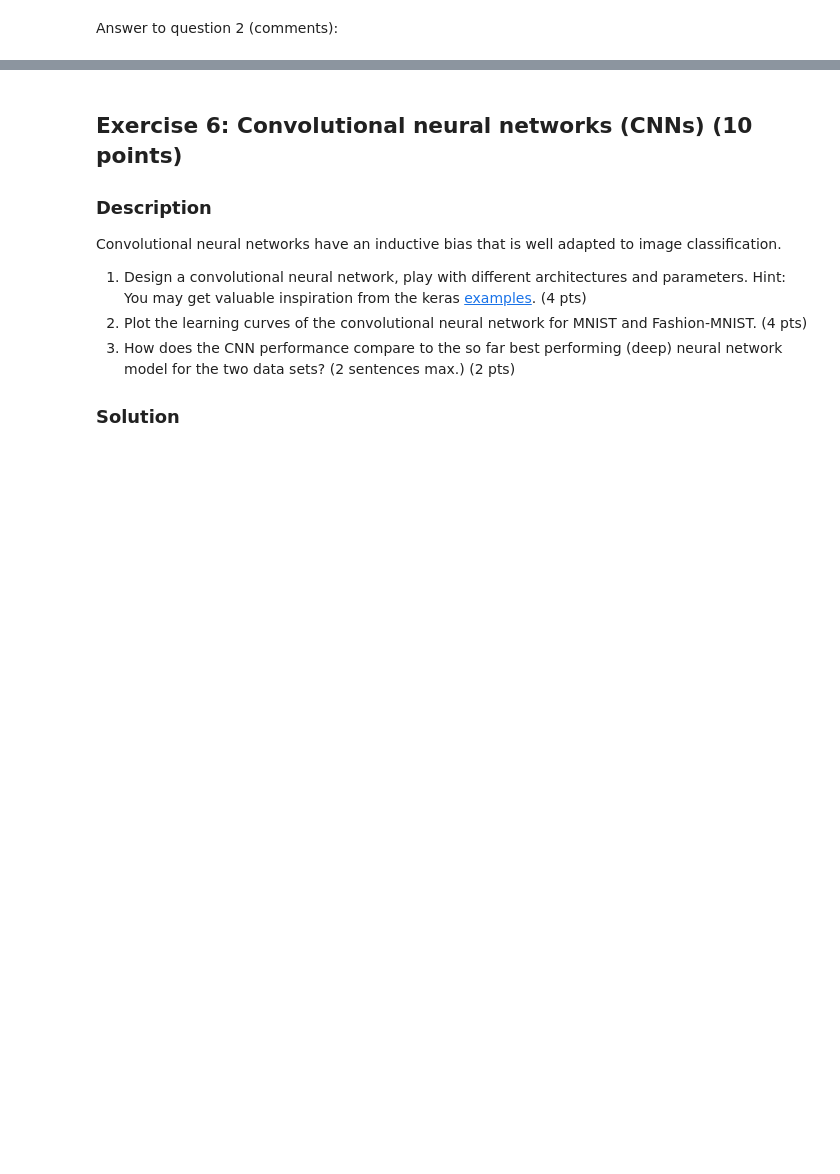
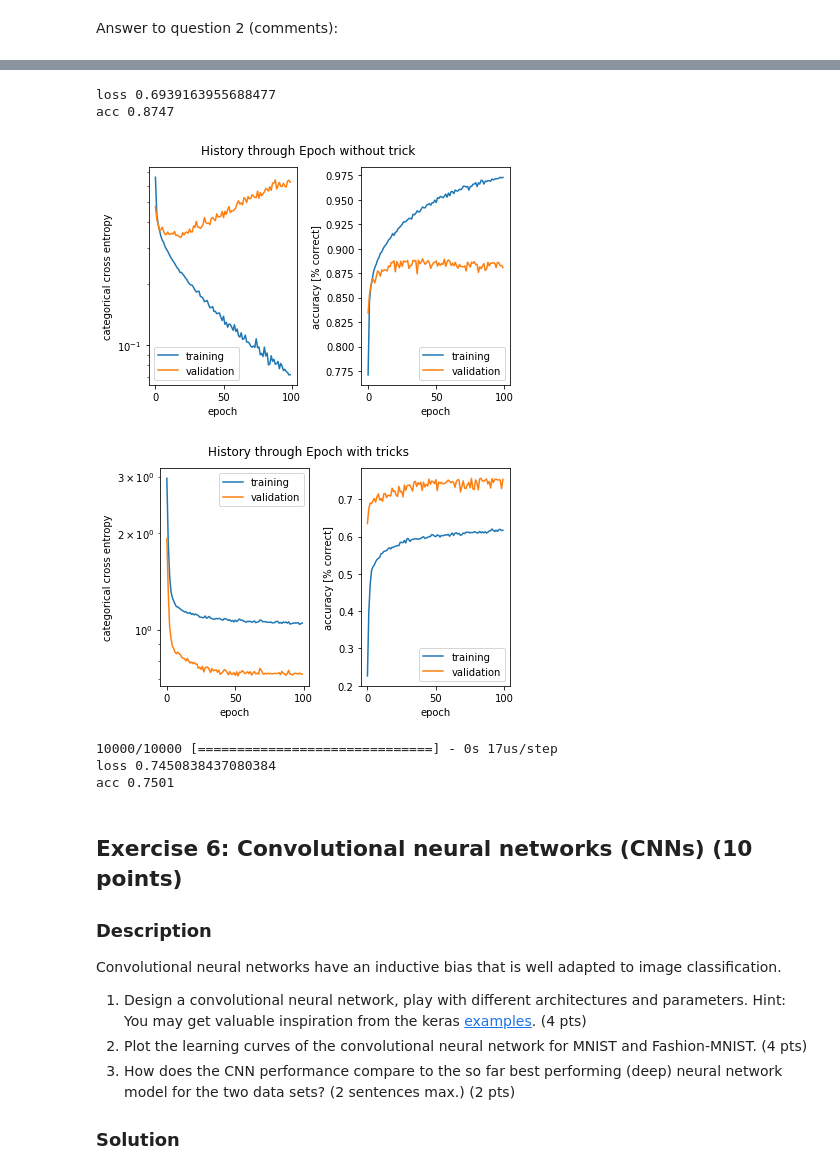
Before and after one commit to Guilhem74/EPFL_Artificial_Neural_Networks, a Jupyter notebook: miniproject1_ANN_Pi.ipynb, the cells around one changed output, grey strips where cells are left out. Saved outputs shown, nothing was run; the diff lists cells and outputs as text; code cells hidden in the pictures; blank space fills up the shorter version.

```diff
--- a/miniproject1_ANN_Pi.ipynb
+++ b/miniproject1_ANN_Pi.ipynb
@@ -459,8 +493,9 @@ Adding hidden layers to a deep network does not necessarily lead to a straight-f
 
 ### Solution
 # %%
+history_hidden_neurons_array = []
 model_ex5 = Sequential([
-    Dense(100, input_shape=(784,)),
+    Dense(50, input_shape=(784,)),
     Activation('relu'),
     Dense(50),
     Activation('relu'),
@@ -471,12 +506,13 @@ model_ex5 = Sequential([
 ])
 
 sgd=keras.optimizers.Adam()
-model_ex4.compile(optimizer=sgd,
+model_ex5.compile(optimizer=sgd,
               loss='categorical_crossentropy',
               metrics=['accuracy'])
 
-history_hidden_neurons = model_ex4.fit(x_train_fashion, y_train_fashion,validation_split=0.30, epochs=100, batch_size = minibatch_size,verbose=0)
-Title=  "History through Epoch"
-plot_history(History_Hidden_neurons_Array[j],Title);
+history_hidden_neurons = model_ex5.fit(x_fashion_train, y_fashion_train,validation_split=0.30, epochs=100, batch_size = minibatch_size,verbose=0)
+history_hidden_neurons_array.append(history_hidden_neurons)
+#Title=  "History through Epoch"
+#plot_history(history_hidden_neurons,Title);
 # %% [markdown]
 Answer to question 2 (comments):
@@ -483,3 +527,59 @@ Answer to question 2 (comments):
+# %%
+
+print(model_ex5.metrics_names[0], score[0])
+
+print(model_ex5.metrics_names[1], score[1])
+# %% [output]
+loss 0.6939163955688477
+acc 0.8747
+# %%
+from keras.layers.normalization import BatchNormalization
+from keras import regularizers
+
+model_ex5_2 = Sequential([
+    Dense(50, input_shape=(784,)),
+    BatchNormalization(),
+    Activation('relu'),
+    Dropout(0.7),
+    Dense(50,kernel_regularizer=regularizers.l2(0.01)),
+    BatchNormalization(),
+    Activation('relu'),
+    Dropout(0.7),
+    Dense(50,kernel_regularizer=regularizers.l2(0.01)),
+    BatchNormalization(),
+    Activation('relu'),
+    Dropout(0.7),
+    Dense(10),
+    Activation('softmax'),
+])
+
+adam=keras.optimizers.Adam()
+model_ex5_2.compile(optimizer=adam,
+              loss='categorical_crossentropy',
+              metrics=['accuracy'])
+
+history_hidden_neurons = model_ex5_2.fit(x_fashion_train, y_fashion_train,validation_split=0.30, epochs=100, batch_size = minibatch_size,verbose=0)
+history_hidden_neurons_array.append(history_hidden_neurons)
+Title1 =  "History through Epoch without trick"
+Title2 =  "History through Epoch with tricks"
+Title_array = [Title1,Title2]
+plot_history(history_hidden_neurons_array[0],Title_array[0]);
+plot_history(history_hidden_neurons_array[1],Title_array[1]);
+# %% [output]
+[figure, added]
+[figure, added]
+# %%
+score = model_ex5_2.evaluate(x_fashion_test, y_fashion_test, batch_size=minibatch_size)
+
+output = model_ex5_2.predict(x_fashion_test, batch_size=minibatch_size)
+
+print(model_ex5_2.metrics_names[0], score[0])
+
+print(model_ex5_2.metrics_names[1], score[1])
+# %% [output]
+10000/10000 [==============================] - 0s 17us/step
+loss 0.7450838437080384
+acc 0.7501
 # %% [markdown]
 ## Exercise 6: Convolutional neural networks (CNNs) (10 points)
 
```
Also changed, not shown: parts of 17 cells of this notebook.
